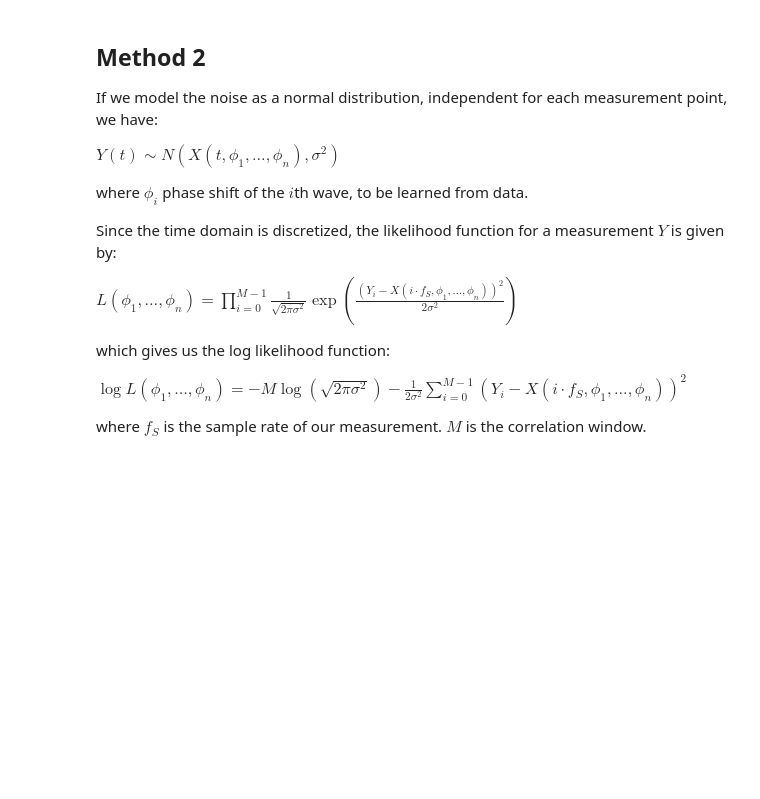
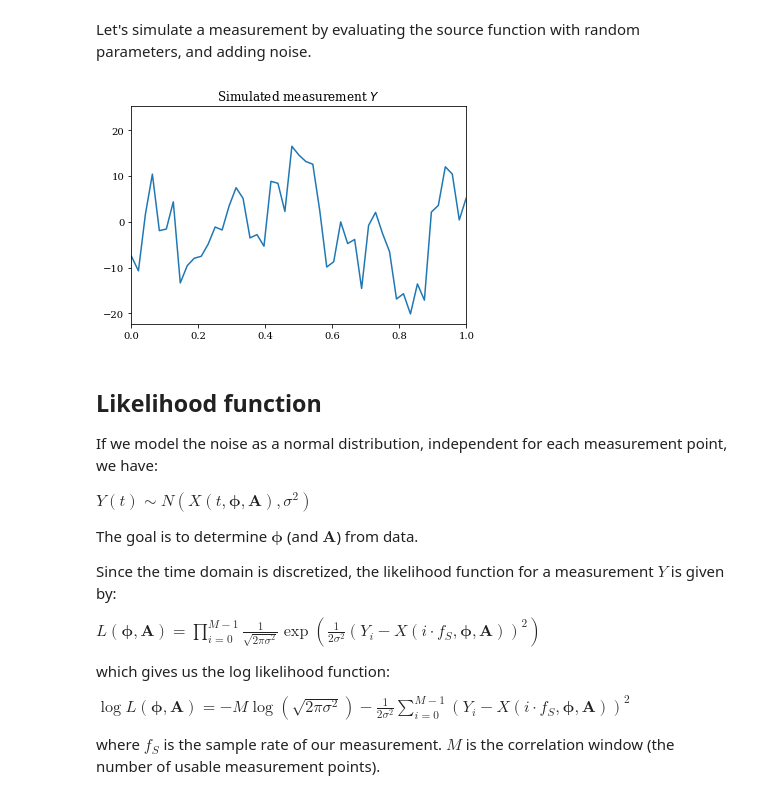
Before and after one commit to fonsp/acoustic-localization, a Jupyter notebook: Likelihood superposition.ipynb, the cells around one changed output. Saved outputs shown, nothing was run; the diff lists cells and outputs as text; code cells hidden in the pictures; blank space fills up the shorter version.

```diff
--- a/Likelihood superposition.ipynb
+++ b/Likelihood superposition.ipynb
@@ -61,17 +32,66 @@ plt.show()
+# %%
+sourceFreqs = np.array([4.77, 1.654321])
+maxAmplitude = 10.0
+
+n = len(sourceFreqs)
+
+@njit
+def sourceFunc(t, sourcePhases, sourceAmplitudes):
+    """
+    if len(sourceFreqs) != len(sourcePhases):
+        raise ValueError('Number of source frequencies does not number of source phases')
+    if len(sourceFreqs) != len(sourceAmplitudes):
+        raise ValueError('Number of source frequencies does not number of source amplitudes')
+    """
+    #tGrid,phaseGrid=np.meshgrid(t,sourcePhases)
+    tCol = np.reshape(t,(-1,1))#t[:,np.newaxis]
+    sfRow = np.reshape(sourceFreqs,(1,-1))#sourceFreqs[np.newaxis,:]
+    saCol = np.reshape(sourceAmplitudes,(-1,1))
+    return np.dot(np.sin((np.dot(tCol,sfRow)+sourcePhases)*2.0*3.14159265358979323846264),saCol).flatten()
+
+    #return np.dot(np.reshape(sourceAmplitudes,(1,2)), np.sin((np.dot(np.diag(sourceFreqs),tGrid)+phaseGrid)*2.0*np.pi)).flatten()
+
+    #return sum(ampl*np.sin((t * freq + phase)*2.0*np.pi) for freq,phase,ampl in zip(sourceFreqs,sourcePhases,sourceAmplitudes))
+# %% [markdown]
+Let's simulate a measurement by evaluating the source function with random parameters, and adding noise.
+# %%
+# Signal delay in seconds
+actualPhaseShifts = np.random.uniform(size=n)
+actualAmplitudes = np.random.uniform(size=n,high=maxAmplitude)
+#actualAmplitudes = np.array([5.0,10.0])
+actual = (actualPhaseShifts, actualAmplitudes)
+noiseSTD = .6*maxAmplitude
+
+#Y = np.interp(T[:N-delayIndex] + delay, T, X)
+#Y = Xfunc(T[:N] + delay)
+
+Y = sourceFunc(T, actualPhaseShifts, actualAmplitudes)
+
+noise = np.random.normal(size=Y.shape, loc=0, scale=noiseSTD)
+Y+= noise
+
+
+plt.title("Simulated measurement $Y$")
+plt.xlim(0,1)
+plt.plot(T[:N],Y)
+
+plt.show()
+# %% [output]
+[figure, added]
 # %% [markdown]
-## Method 2
+## Likelihood function
 If we model the noise as a normal distribution, independent for each measurement point, we have:
 
-$Y(t) \sim N(X(t,\phi_1,\dots,\phi_n), \sigma^2)$
+$Y(t) \sim N(X(t,\pmb{\phi},\pmb{A}), \sigma^2)$
 
-where $\phi_i$ phase shift of the $i$th wave, to be learned from data.
+The goal is to determine $\pmb{\phi}$ (and $\pmb{A}$) from data.
 
 Since the time domain is discretized, the likelihood function for a measurement $Y$ is given by:
 
-$L(\phi_1,\dots,\phi_n) = \prod_{i=0}^{M-1} \frac{1}{\sqrt{2 \pi \sigma^2}} \exp\left(\frac{(Y_i - X(i\cdot f_S,\phi_1,\dots,\phi_n))^2}{2 \sigma^2}\right)$
+$L(\pmb{\phi},\pmb{A}) = \prod_{i=0}^{M-1} \frac{1}{\sqrt{2 \pi \sigma^2}} \exp\left(\frac{1}{2 \sigma^2} (Y_i - X(i\cdot f_S,\pmb{\phi},\pmb{A}))^2\right)$
 
 which gives us the log likelihood function:
 
-$\log L(\phi_1,\dots,\phi_n) = -M \log (\sqrt{2 \pi \sigma^2}) - \frac{1}{2 \sigma^2} \sum_{i=0}^{M-1} (Y_i - X(i\cdot f_S,\phi_1,\dots,\phi_n))^2$
+$\log L(\pmb{\phi},\pmb{A}) = -M \log (\sqrt{2 \pi \sigma^2}) - \frac{1}{2 \sigma^2} \sum_{i=0}^{M-1} (Y_i - X(i\cdot f_S,\pmb{\phi},\pmb{A}))^2$
 
-where $f_S$ is the sample rate of our measurement. $M$ is the correlation window.
+where $f_S$ is the sample rate of our measurement. $M$ is the correlation window (the number of usable measurement points).
```
Also changed, not shown: parts of 17 cells of this notebook.
